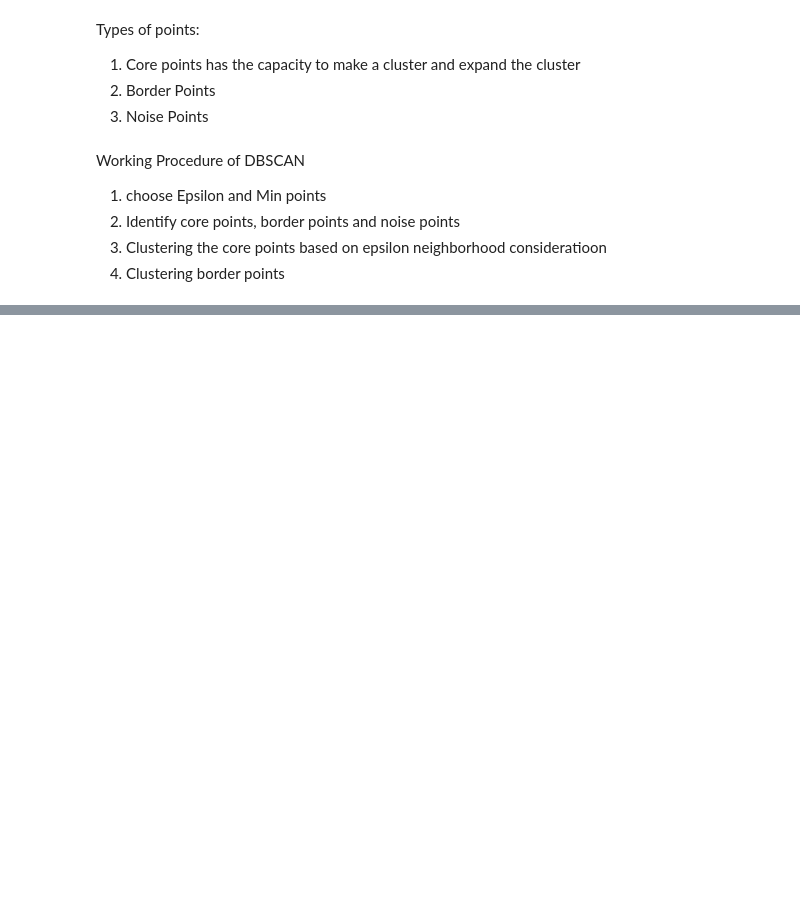
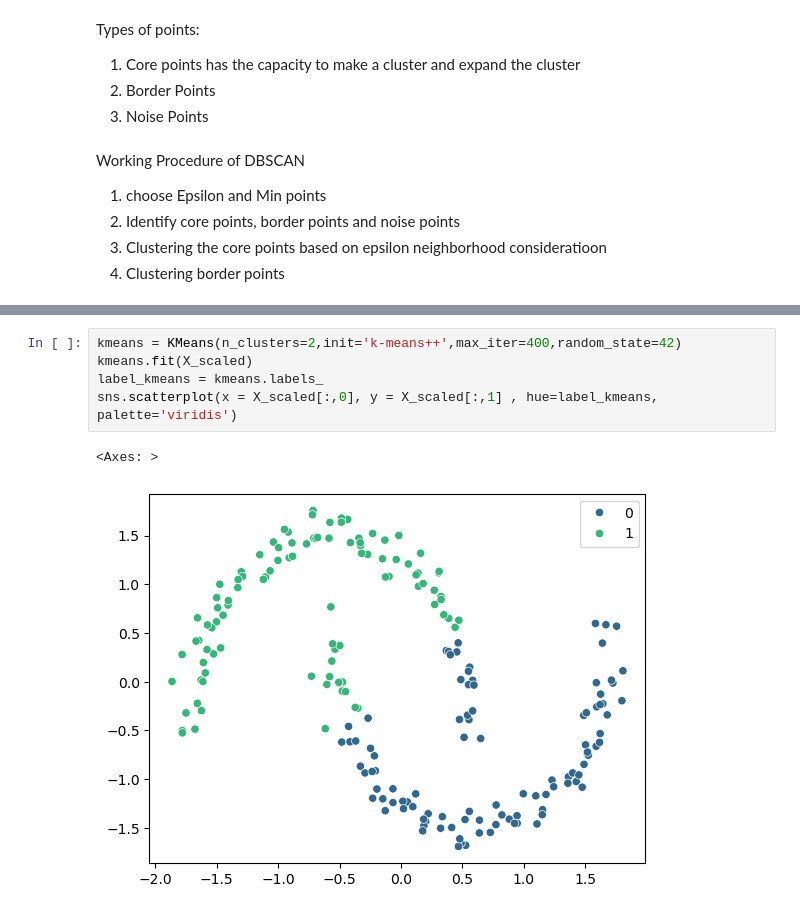
Before and after one commit to msanimfarhan/Machine-Learning-July, a Jupyter notebook: DBSCAN-Clustering.ipynb, the cells around one changed output, grey strips where cells are left out. Saved outputs shown, nothing was run; the diff lists cells and outputs as text; blank space fills up the shorter version.

```diff
--- a/DBSCAN-Clustering.ipynb
+++ b/DBSCAN-Clustering.ipynb
@@ -26,0 +92,8 @@ Working Procedure of DBSCAN
+# %%
+kmeans = KMeans(n_clusters=2,init='k-means++',max_iter=400,random_state=42)
+kmeans.fit(X_scaled)
+label_kmeans = kmeans.labels_
+sns.scatterplot(x = X_scaled[:,0], y = X_scaled[:,1] , hue=label_kmeans, palette='viridis')
+# %% [output]
+<Axes: >
+[figure, added]
```
Also changed, not shown: parts of 7 cells of this notebook.
